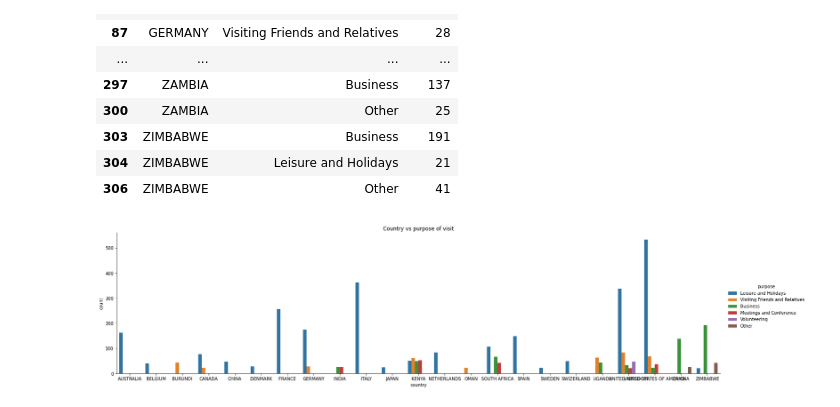
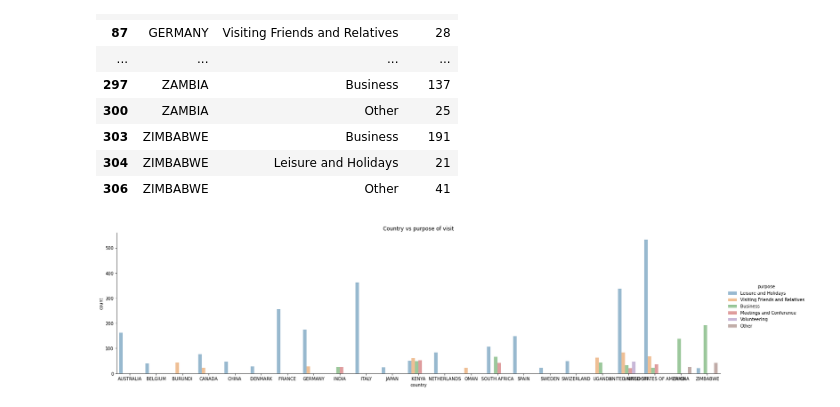
Before and after one commit to phelly/publicAPIs, a Jupyter notebook: Tourism Prediction.ipynb, the cells around one changed output. Drawn from its saved outputs; the diff is of its cells as text; code cells hidden in the pictures.

```diff
--- a/Tourism Prediction.ipynb
+++ b/Tourism Prediction.ipynb
@@ -152,8 +152,9 @@ country_purpose1
 #Lets rename some rows values
 # %%
 #bar graph of country vs purpose
-sns.catplot(x='country', y='count', hue='purpose', data= country_purpose1, kind = "bar", aspect = 4)
+sns.catplot(x='country', y='count', hue='purpose',
+            data= country_purpose1, kind = "bar", aspect = 4, alpha =0.5)
 plt.title("Country vs purpose of visit")
 plt.show()
 # %% [output]
-[figure, old version]
+[figure, new version]
```
Also changed, not shown: parts of 2 cells of this notebook.
